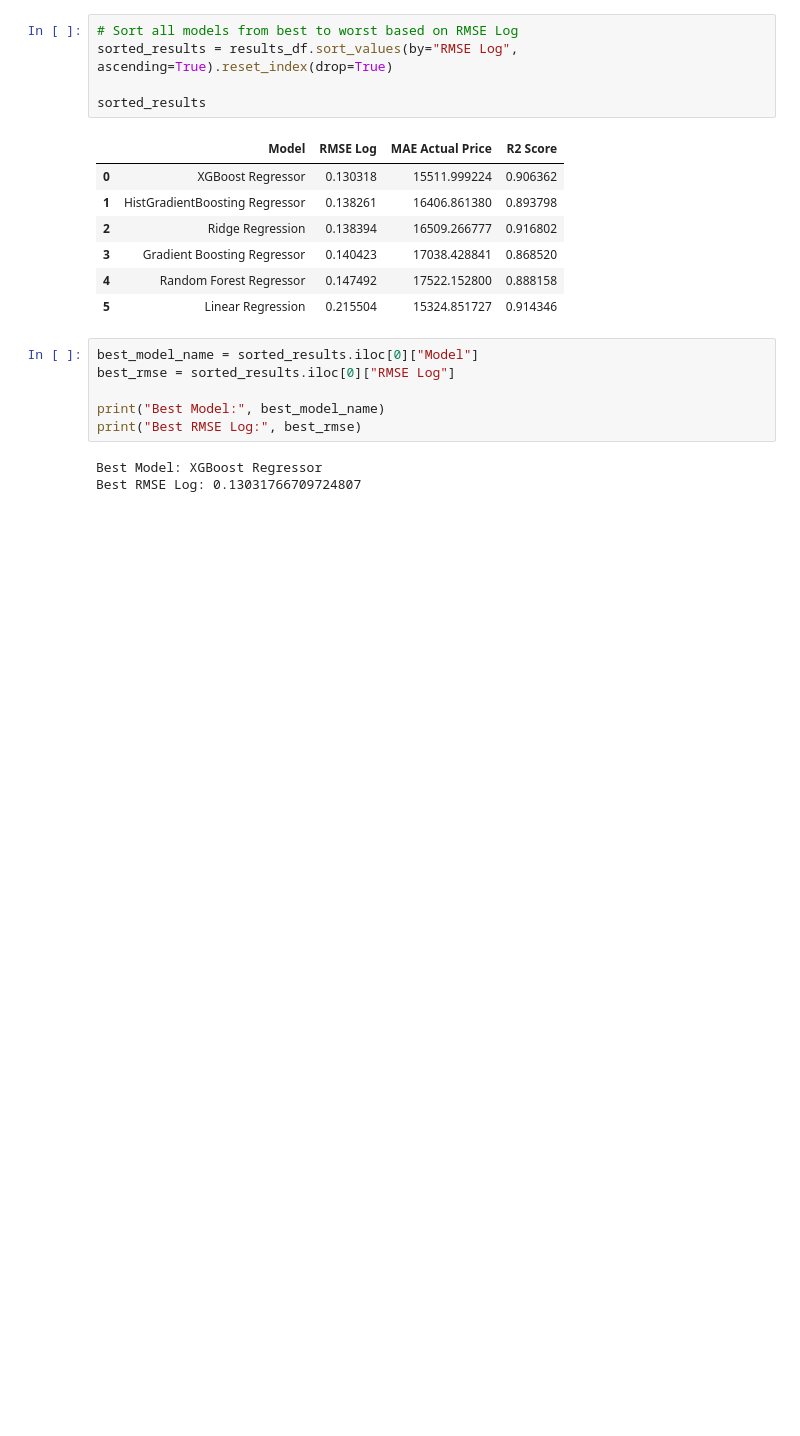
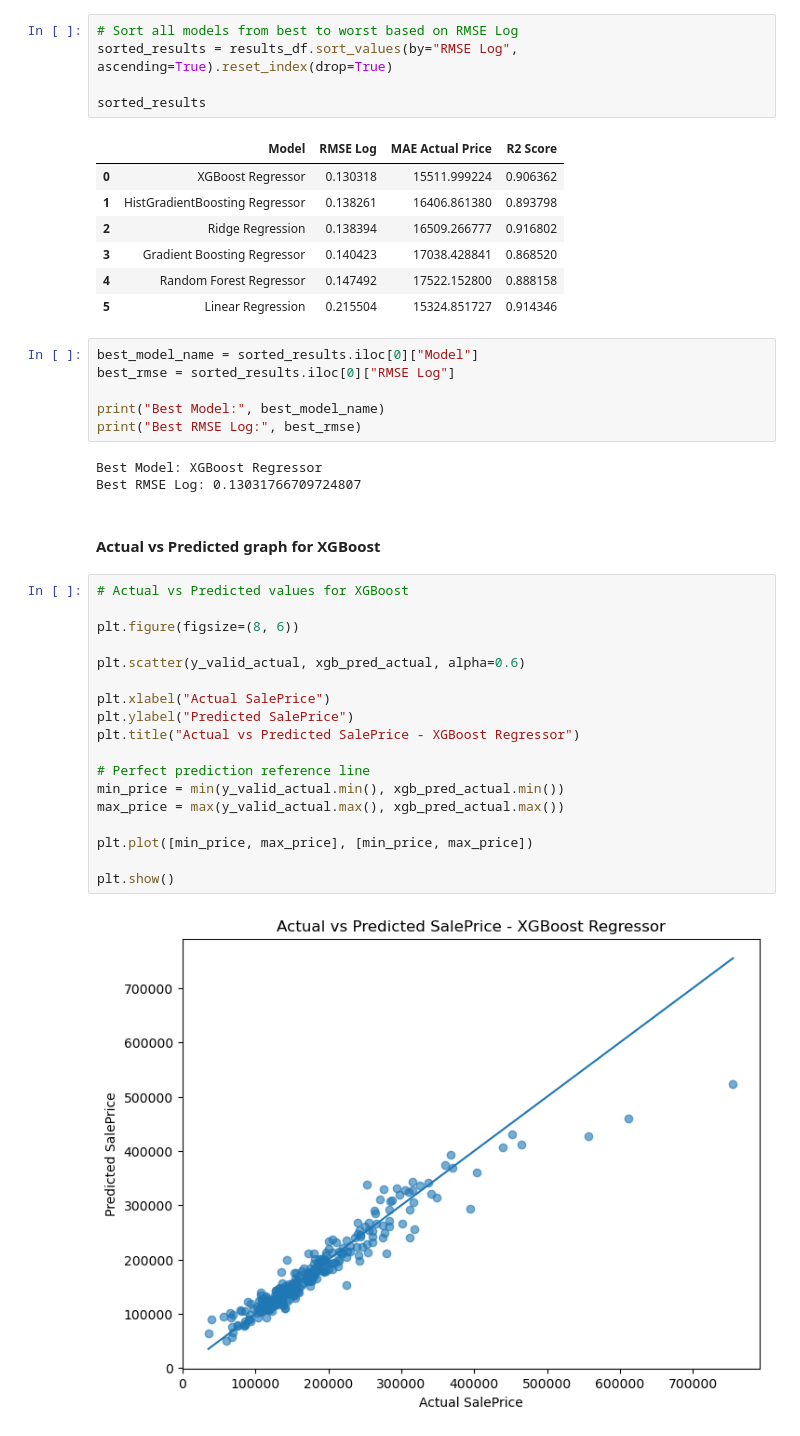
Before and after one commit to MohammadRafi21/House-Prices-Advanced-Regression, a Jupyter notebook: House_Prices_Kaggle_Regression.ipynb.ipynb, the cells around one changed output. Drawn from its saved outputs; the diff is of its cells as text; blank space fills up the shorter version.

```diff
--- a/House_Prices_Kaggle_Regression.ipynb.ipynb
+++ b/House_Prices_Kaggle_Regression.ipynb.ipynb
@@ -469,3 +469,25 @@ print("Best RMSE Log:", best_rmse)
 # %% [output]
 Best Model: XGBoost Regressor
 Best RMSE Log: 0.13031766709724807
+# %% [markdown]
+#### Actual vs Predicted graph for XGBoost
+# %%
+# Actual vs Predicted values for XGBoost
+
+plt.figure(figsize=(8, 6))
+
+plt.scatter(y_valid_actual, xgb_pred_actual, alpha=0.6)
+
+plt.xlabel("Actual SalePrice")
+plt.ylabel("Predicted SalePrice")
+plt.title("Actual vs Predicted SalePrice - XGBoost Regressor")
+
+# Perfect prediction reference line
+min_price = min(y_valid_actual.min(), xgb_pred_actual.min())
+max_price = max(y_valid_actual.max(), xgb_pred_actual.max())
+
+plt.plot([min_price, max_price], [min_price, max_price])
+
+plt.show()
+# %% [output]
+[figure, added]
```
Also changed, not shown: parts of 23 cells of this notebook, 1 other file.
